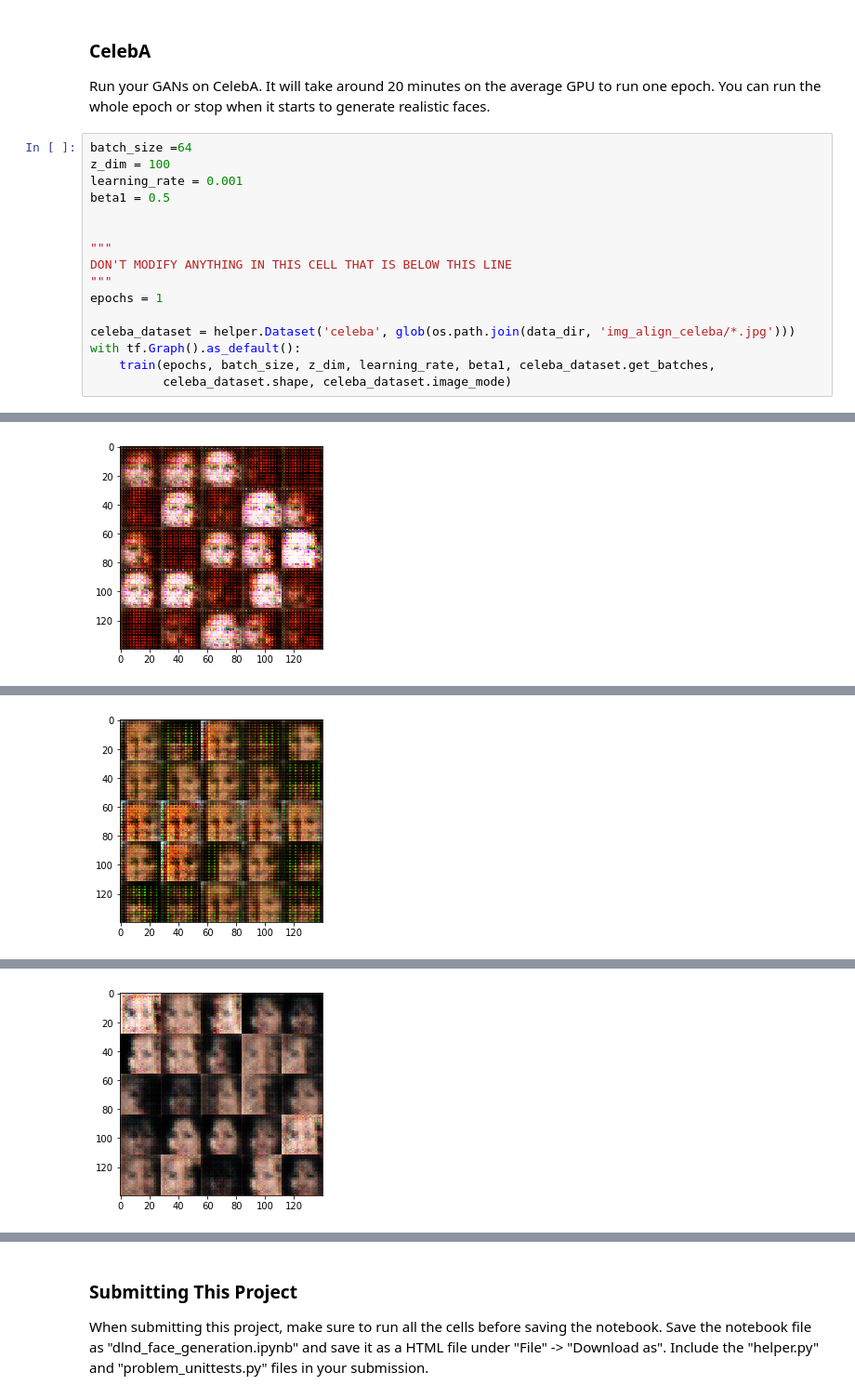
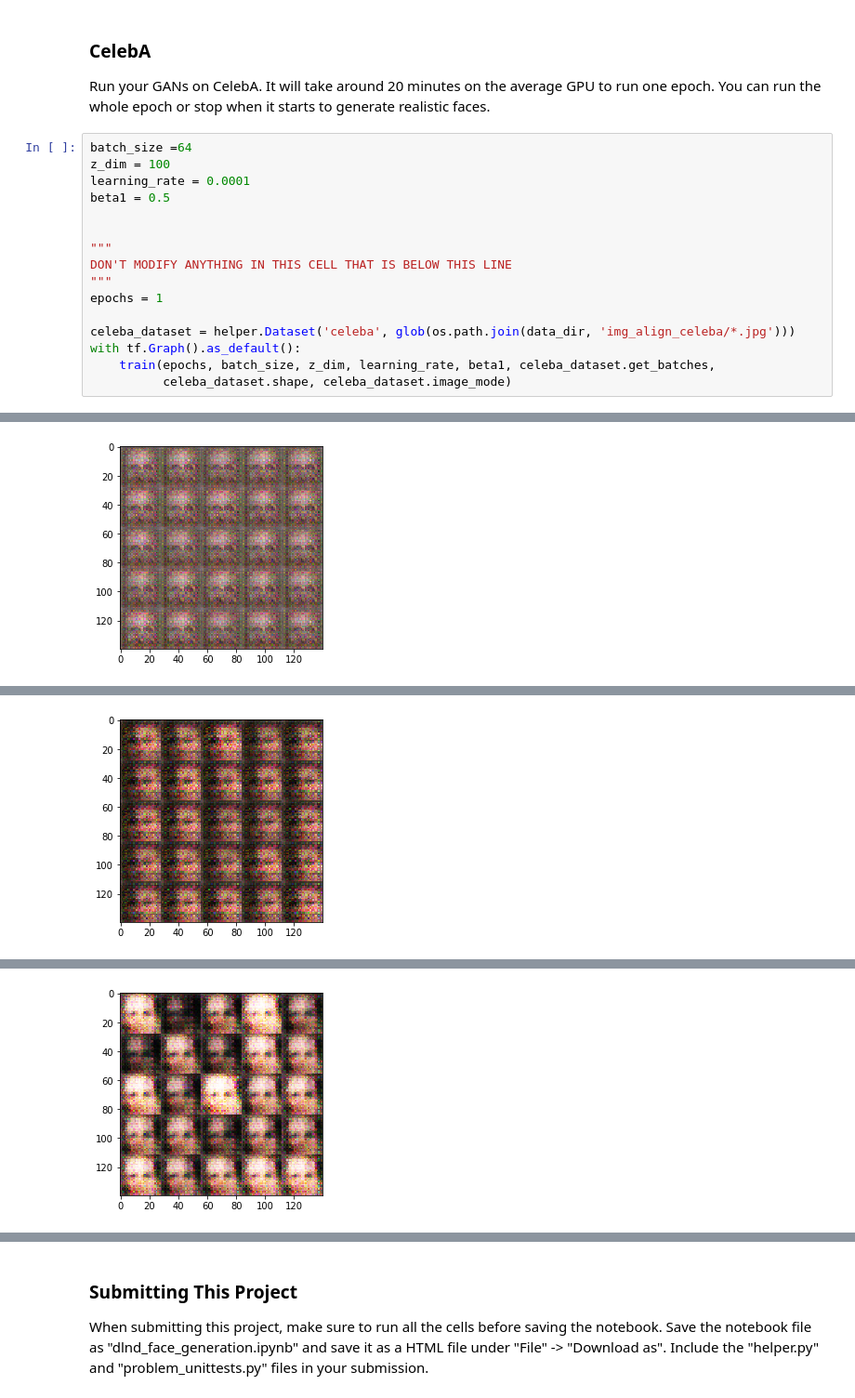
Before and after one commit to judeebene/dlnd_face_generation, a Jupyter notebook: dlnd_face_generation.ipynb, the cells around one changed output, grey strips where cells are left out. Shown at 93% size. Cells and saved outputs as stored; diff of their text form.

Commit message:
reduced learning rate

```diff
--- a/dlnd_face_generation.ipynb
+++ b/dlnd_face_generation.ipynb
@@ -478,7 +477,7 @@ Run your GANs on CelebA.  It will take around 20 minutes on the average GPU to r
 # %%
 batch_size =64
 z_dim = 100
-learning_rate = 0.001
+learning_rate = 0.0001
 beta1 = 0.5
 
 
@@ -505 +504 @@ Epoch 1/1... Discriminator Loss: 0.3938... Generator Loss: 1.8516
-[figure, old version]
+[figure, new version]
@@ -516 +515 @@ Epoch 1/1... Discriminator Loss: 1.8481... Generator Loss: 0.3525
-[figure, old version]
+[figure, new version]
@@ -527 +526 @@ Epoch 1/1... Discriminator Loss: 1.4527... Generator Loss: 0.5432
-[figure, old version]
+[figure, new version]
```
Also changed, not shown: parts of 3 cells of this notebook, 1 other file.
